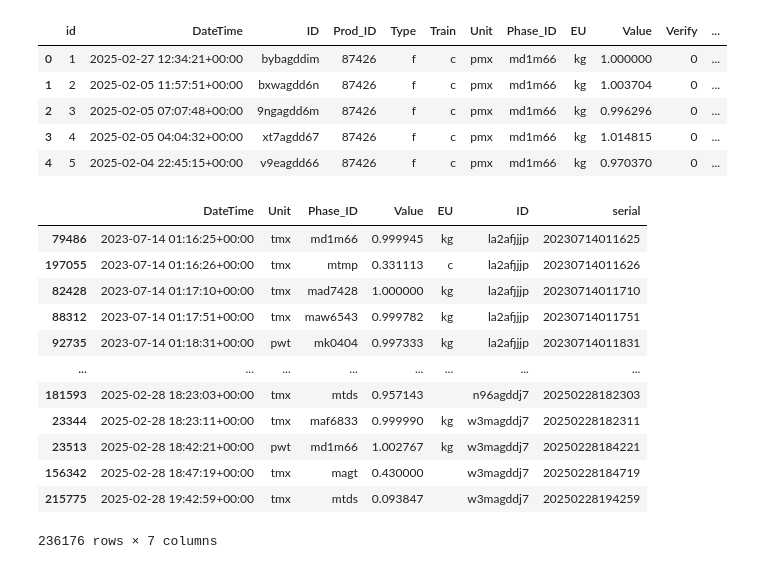
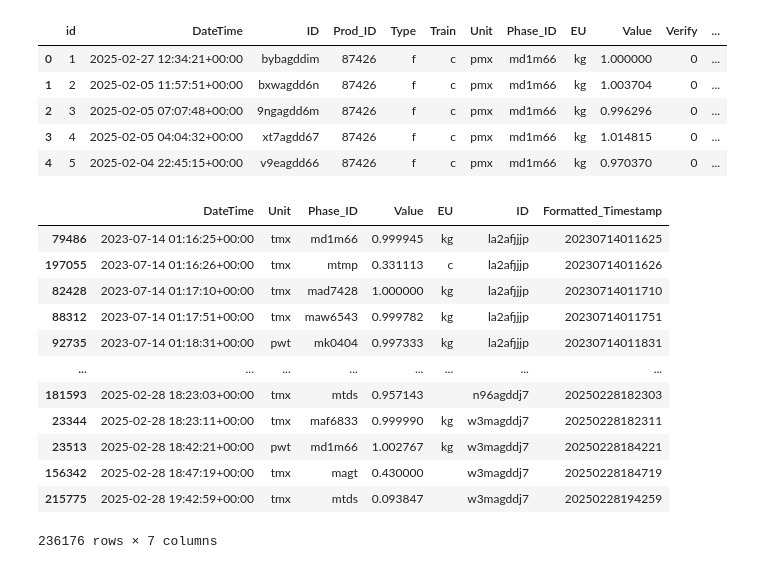
Before and after one commit to ygalves/ETL_project, a Jupyter notebook: ETLprj_transform.ipynb, the cells around one changed output. Drawn from its saved outputs; the diff is of its cells as text; code cells hidden in the pictures.

```diff
--- a/ETLprj_transform.ipynb
+++ b/ETLprj_transform.ipynb
@@ -806,19 +843,19 @@ df.head(5)
 # %%
 # definir nuevo dataframe para los eventos
 df_phases = pd.DataFrame()
 
 # llevar a eventos los registros de tiempo del dataset original
 #df_events = df.iloc[:, 1:2].drop_duplicates().reset_index(drop=True)
 df_phases =  df[['DateTime', 'Unit', 'Phase_ID','Value','EU','ID']].copy().sort_values(by=['DateTime'], ascending=True)
 
 df_phases["DateTime"] = pd.to_datetime(df_phases["DateTime"])
 
 # Calcular la duración como la diferencia entre last_date y first_date
-df_phases['serial'] = df_phases["DateTime"].dt.strftime('%Y%m%d%H%M%S')
+df_phases['Formatted_Timestamp'] = df_phases["DateTime"].dt.strftime('%Y%m%d%H%M%S')
 
 df_phases
 # %% [output]
-|  | DateTime | Unit | Phase_ID | Value | EU | ID | serial |
+|  | DateTime | Unit | Phase_ID | Value | EU | ID | Formatted_Timestamp |
 | 79486 | 2023-07-14 01:16:25+00:00 | tmx | md1m66 | 0.999945 | kg | la2afjjjp | 20230714011625 |
 | 197055 | 2023-07-14 01:16:26+00:00 | tmx | mtmp | 0.331113 | c | la2afjjjp | 20230714011626 |
 | 82428 | 2023-07-14 01:17:10+00:00 | tmx | mad7428 | 1.000000 | kg | la2afjjjp | 20230714011710 |
```
Also changed, not shown: parts of 8 cells of this notebook, 1 other file.
